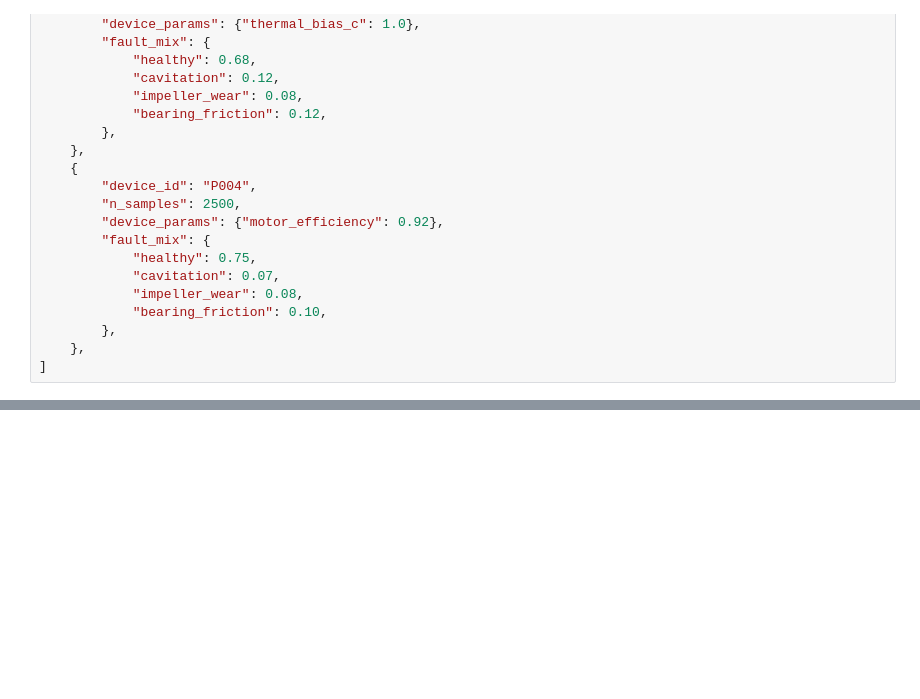
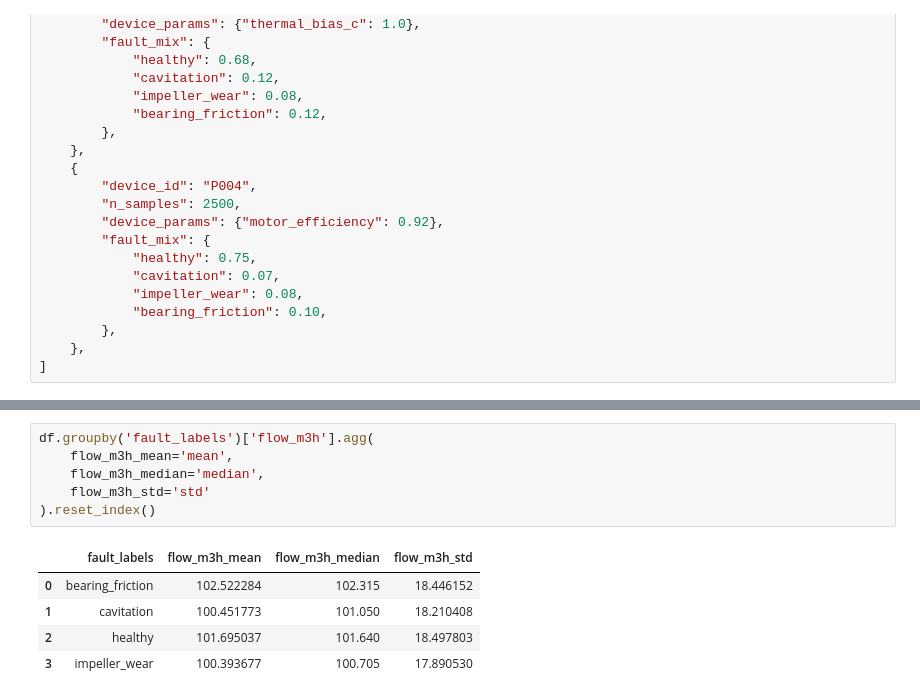
Before and after one commit to Aniket-Mishra/synthetic_data_generator, a Jupyter notebook: tabular/centrifugal_pump.ipynb, the cells around one changed output, grey strips where cells are left out. Cells and saved outputs as stored; diff of their text form; blank space fills up the shorter version.

```diff
--- a/tabular/centrifugal_pump.ipynb
+++ b/tabular/centrifugal_pump.ipynb
@@ -452,0 +496,12 @@ df
+# %%
+df.groupby('fault_labels')['flow_m3h'].agg(
+    flow_m3h_mean='mean',
+    flow_m3h_median='median',
+    flow_m3h_std='std'
+).reset_index()
+# %% [output]
+|  | fault_labels | flow_m3h_mean | flow_m3h_median | flow_m3h_std |
+| 0 | bearing_friction | 102.522284 | 102.315 | 18.446152 |
+| 1 | cavitation | 100.451773 | 101.050 | 18.210408 |
+| 2 | healthy | 101.695037 | 101.640 | 18.497803 |
+| 3 | impeller_wear | 100.393677 | 100.705 | 17.890530 |
```
Also changed, not shown: parts of 6 cells of this notebook, 2 other files.
